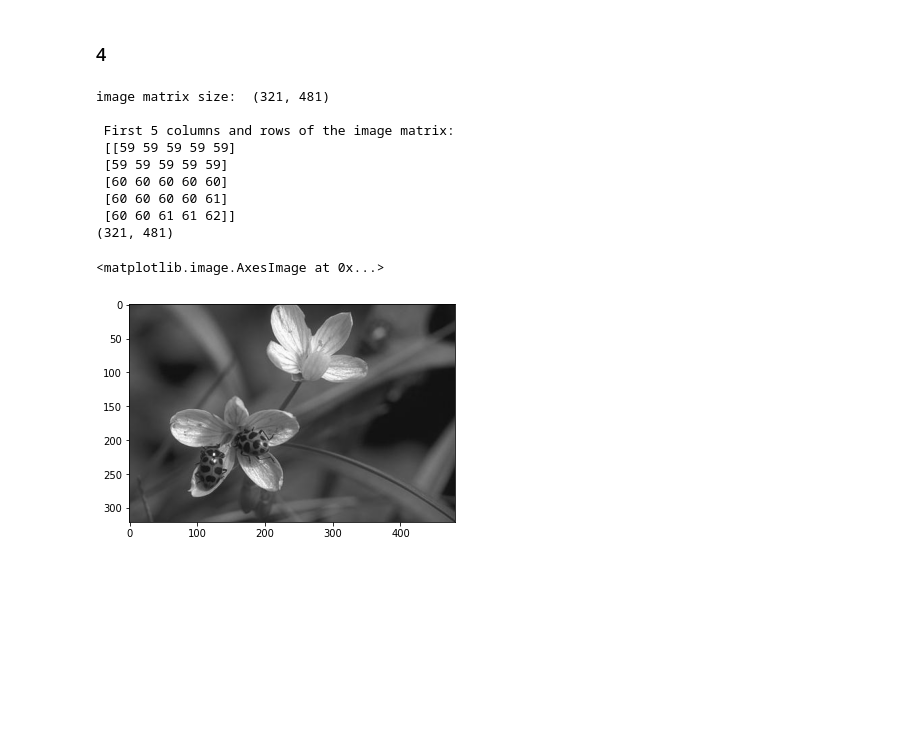
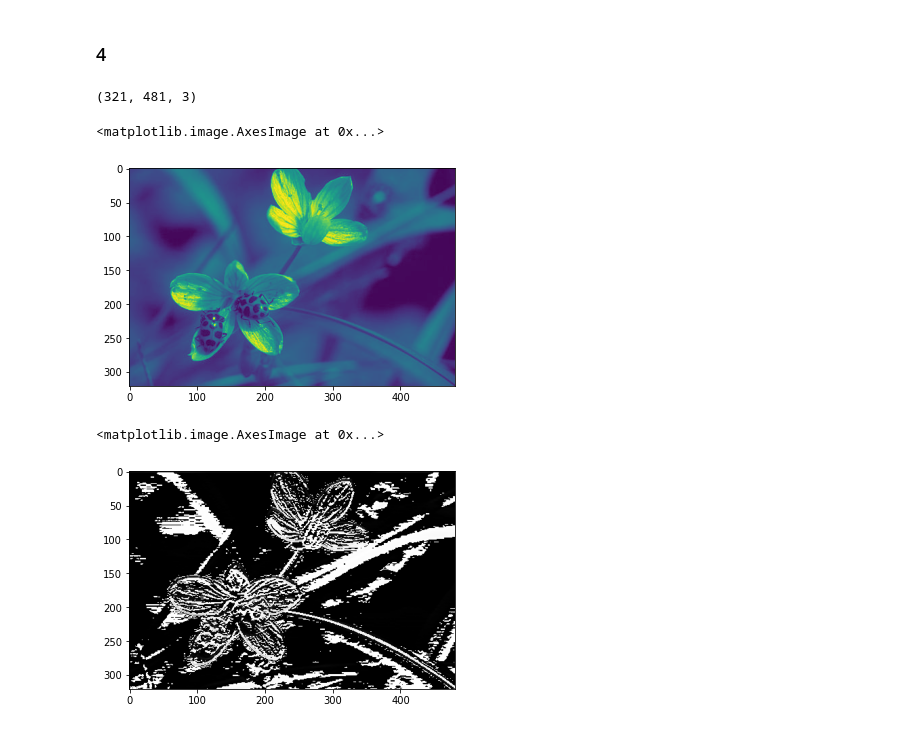
Before and after one commit to XiaoBaoBao719/Computer_Vision_Projects, a Jupyter notebook: Assignment_1/Assignment_1.ipynb, the cells around one changed output. Cells and saved outputs as stored; diff of their text form; code cells hidden in the pictures; blank space fills up the shorter version.

```diff
--- a/Assignment_1/Assignment_1.ipynb
+++ b/Assignment_1/Assignment_1.ipynb
@@ -623,20 +627,24 @@ Clipping input data to the valid range for imshow with RGB data ([0..1] for floa
 # %% [markdown]
 ### 4
 # %%
-ladybug_image = load_image(os.getcwd() + '/hw1_data/LadyBug.jpg')
+# ladybug_image = load_image(os.getcwd() + '/hw1_data/LadyBug.jpg')
+# print(ladybug_image.shape)
+# plt.imshow(cv2.cvtColor(ladybug_image, cv2.COLOR_RGB2BGR))
+ladybug_image = cv2.imread(os.getcwd() + '/hw1_data/LadyBug.jpg', -1)
+ladybug_image_gray = cv2.cvtColor(ladybug_image, cv2.COLOR_BGR2GRAY)
 print(ladybug_image.shape)
-plt.imshow(cv2.cvtColor(ladybug_image, cv2.COLOR_RGB2BGR))
+plt.imshow(ladybug_image_gray)
 # %% [output]
-image matrix size:  (321, 481)
-
- First 5 columns and rows of the image matrix:
- [[59 59 59 59 59]
- [59 59 59 59 59]
- [60 60 60 60 60]
- [60 60 60 60 61]
- [60 60 61 61 62]]
-(321, 481)
+(321, 481, 3)
 <matplotlib.image.AxesImage at 0x...>
-[figure, old version]
+[figure, new version]
+# %%
+# sobel_filter_y = np.array([[-1.0, -2.0, -1.0], [0.0, 0.0, 0.0], [1.0, 2.0, 1.0]], dtype=np.float32)
+imagesobel = convolve(ladybug_image_gray, kernel=np.array([[1, 2, 1], [0, 0, 0], [-1, -2, -1]])/9.0)
+cv2.imwrite('sobel_bug_horizontal.jpg', ladybug_image)
+plt.imshow(cv2.cvtColor(imagesobel, cv2.COLOR_GRAY2RGB))
+# %% [output]
+<matplotlib.image.AxesImage at 0x...>
+[figure, added]
 # %%
 def SobelImage(image):
```
Also changed, not shown: parts of 9 cells of this notebook, 9 other files.
